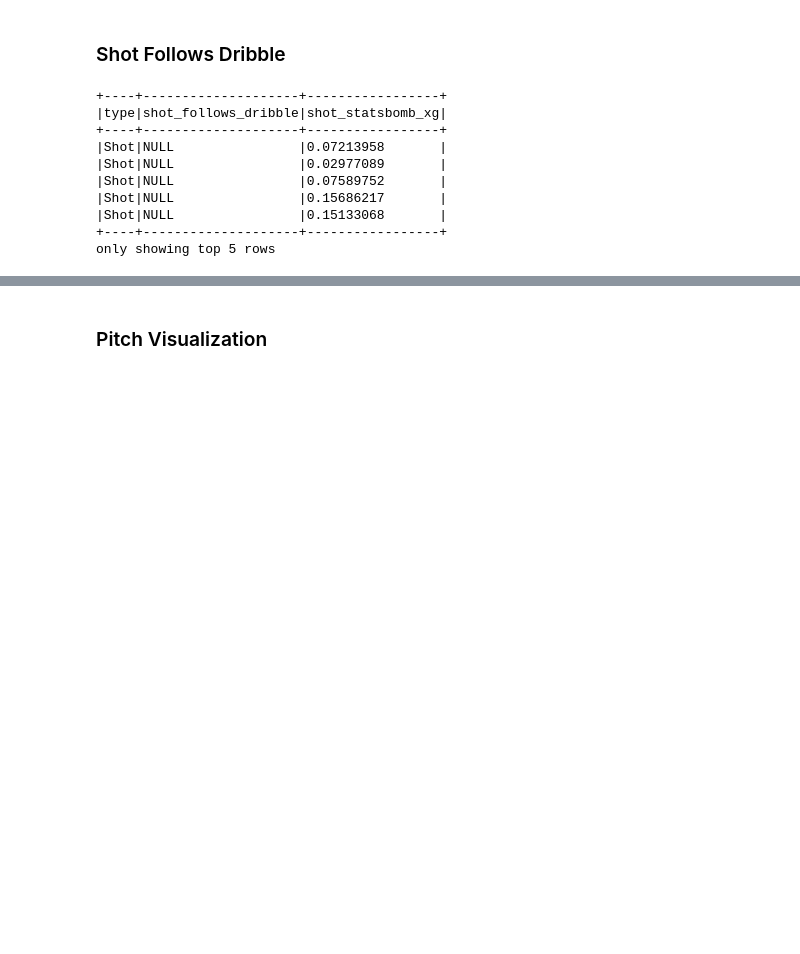
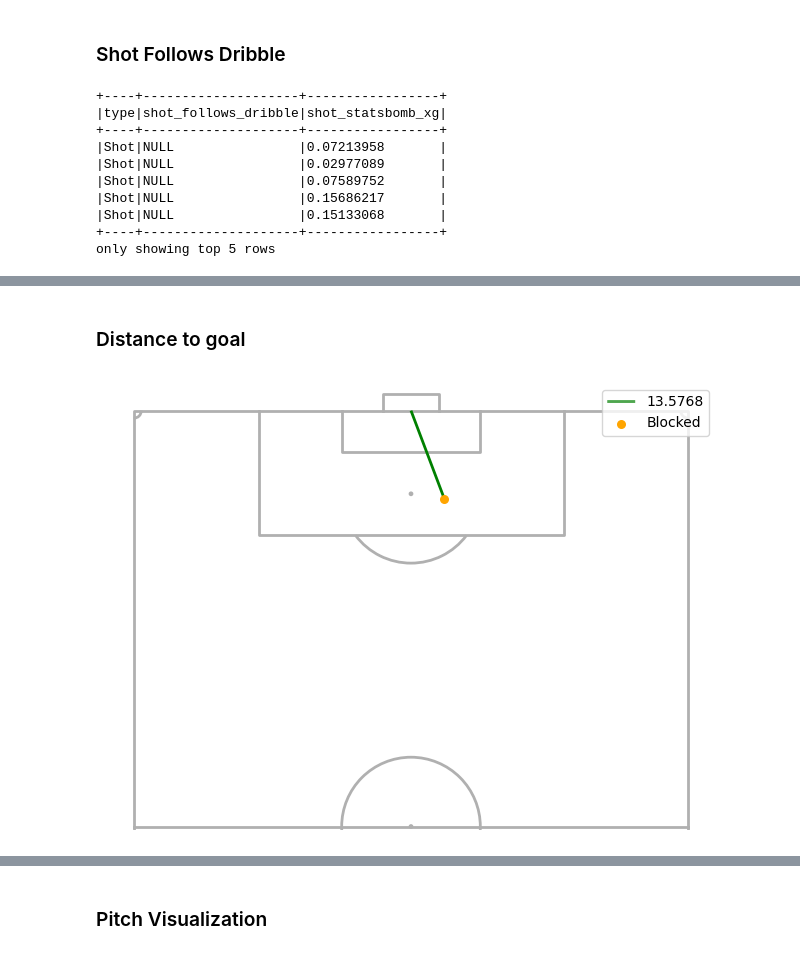
Before and after one commit to GuechtouliAnis/xG-model, a Jupyter notebook: xG_features.ipynb, the cells around one changed output, grey strips where cells are left out. Drawn from its saved outputs; the diff is of its cells as text; code cells hidden in the pictures; blank space fills up the shorter version.

```diff
--- a/xG_features.ipynb
+++ b/xG_features.ipynb
@@ -352,0 +358,22 @@ only showing top 5 rows
+# %%
+shots_pp = spark.read.csv('Data/Datas/shots.csv',header=True,inferSchema=True)
+# %%
+# take a random shot from the dataset
+row = shots_pp.filter(shots_pp['under_pressure']==1).filter(shots_pp['players_inside_area']>3).collect()[0]
+# %% [markdown]
+### Distance to goal
+# %%
+pitch = VerticalPitch(pad_bottom=0.5, pitch_type='statsbomb', half=True, corner_arcs=True, goal_type='box')
+
+# Draw pitch and scatter shots
+fig, ax = pitch.draw()
+
+
+l3 = pitch.lines(xstart=row['shot_location_x'],ystart=row['shot_location_y'],xend=120,yend=40,ax=ax,lw=2,label=row['distance_to_goal'],color='green')
+sc1 = pitch.scatter(row['shot_location_x'], row['shot_location_y'], color='orange', s=30, label=row['shot_outcome'], ax=ax,zorder=2)
+
+ax.legend(loc='upper right')
+plt.tight_layout()
+plt.show()
+# %% [output]
+[figure, added]
```
Also changed, not shown: parts of 17 cells of this notebook, 2 other files.
